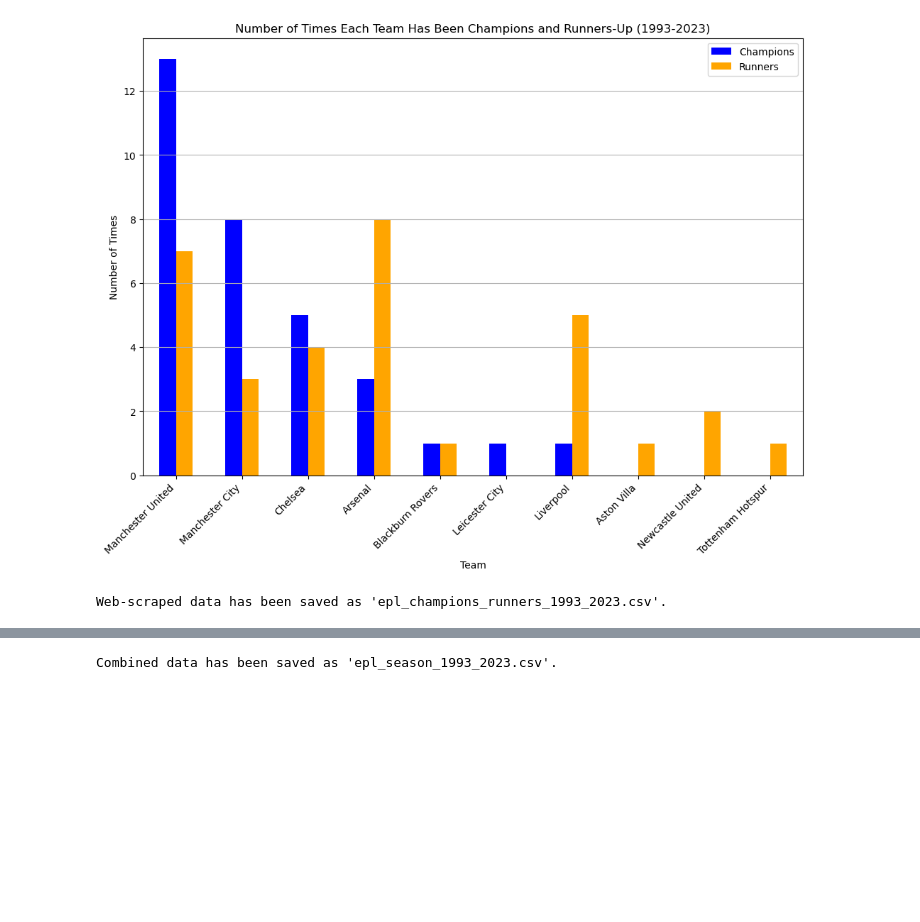
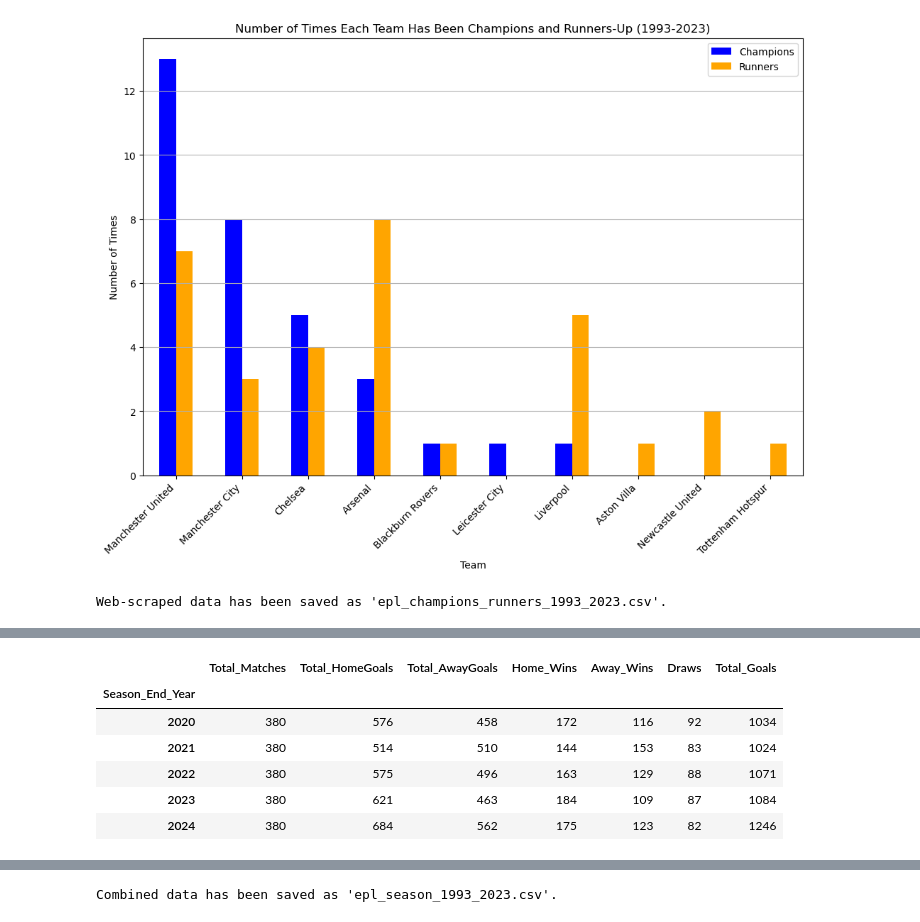
Before and after one commit to pranavsrinivas29/EPL-Data-Analysis-and-Prediction, a Jupyter notebook: EPL Data Analysis.ipynb, the cells around one changed output, grey strips where cells are left out. Cells and saved outputs as stored; diff of their text form; code cells hidden in the pictures; blank space fills up the shorter version.

```diff
--- a/EPL Data Analysis.ipynb
+++ b/EPL Data Analysis.ipynb
@@ -417,0 +407,26 @@ df_combined_yearly.head()
+# %%
+# New row of data for 2024
+new_data = pd.DataFrame({
+    'Total_Matches': [380],
+    'Total_HomeGoals': [684],
+    'Total_AwayGoals': [562],
+    'Home_Wins': [175],
+    'Away_Wins': [123],
+    'Draws': [82],
+    'Total_Goals': [1246]
+}, index=[2024])
+
+# Append the new row to the df_yearly DataFrame
+df_yearly = pd.concat([df_yearly, new_data])
+# %%
+df_yearly.index.name = 'Season_End_Year'
+df_yearly.tail()
+#df_winners.tail()
+# %% [output]
+|  | Total_Matches | Total_HomeGoals | Total_AwayGoals | Home_Wins | Away_Wins | Draws | Total_Goals |
+| Season_End_Year |  |  |  |  |  |  |  |
+| 2020 | 380 | 576 | 458 | 172 | 116 | 92 | 1034 |
+| 2021 | 380 | 514 | 510 | 144 | 153 | 83 | 1024 |
+| 2022 | 380 | 575 | 496 | 163 | 129 | 88 | 1071 |
+| 2023 | 380 | 621 | 463 | 184 | 109 | 87 | 1084 |
+| 2024 | 380 | 684 | 562 | 175 | 123 | 82 | 1246 |
```
Also changed, not shown: parts of 4 cells of this notebook, 2 other files.
